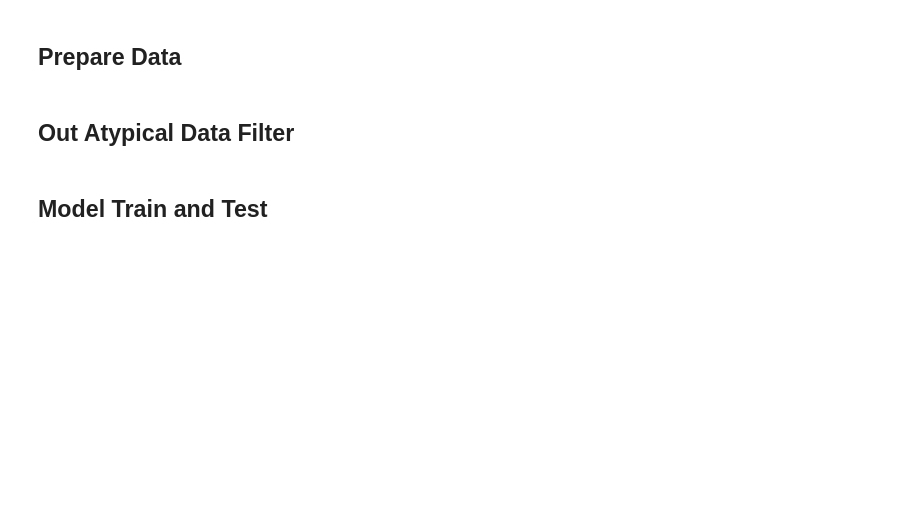
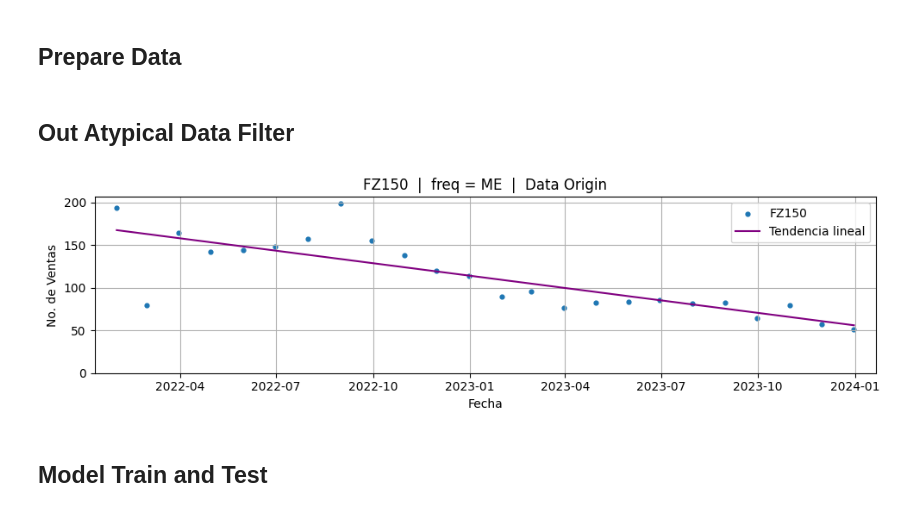
Before and after one commit to jerast/Python, a Jupyter notebook: Project/notebooks/reg_lineal.ipynb, the cells around one changed output. Drawn from its saved outputs; the diff is of its cells as text; code cells hidden in the pictures; blank space fills up the shorter version.

```diff
--- a/Project/notebooks/reg_lineal.ipynb
+++ b/Project/notebooks/reg_lineal.ipynb
@@ -42,7 +47,7 @@ def plotter(xy, title, y_limit, grid):
 
    ax = axes
    ax.scatter(time, dataframe[selected_item], s=12, label=selected_item)
-   ax.plot(time, poly1d_fn(dataframe['fecha_ordinal']), color='red', label='Tendencia lineal')
+   ax.plot(time, poly1d_fn(dataframe['fecha_ordinal']), color='purple', label='Tendencia lineal')
    ax.tick_params(axis='x', labelrotation=0)
    ax.margins(x=0.03, y=0.04)
    ax.set(
@@ -119,19 +135,24 @@ def frequency_spliter(data):
    for frequency in time_frequencies:
       data_metadata = {}
 
-      freq_data = data.groupby(pandas.Grouper(key='fecha', freq=frequency, sort=True)).sum().reset_index() if frequency != 'D' else data.copy()
+      frequency_data = data.groupby(pandas.Grouper(key='fecha', freq=frequency, sort=True)).sum().reset_index() if frequency != 'D' else data.copy()
 
-      freq_data.insert(1, 'dia', (freq_data['fecha'].dt.to_period('D') + 1 - freq_data['fecha'].dt.to_period('D').min()).apply(lambda x: x.n))
-      freq_data.insert(1, 'mes', (freq_data['fecha'].dt.to_period('M') + 1 - freq_data['fecha'].dt.to_period('M').min()).apply(lambda x: x.n))
-      freq_data.insert(1, 'año', (freq_data['fecha'].dt.to_period('Y') + 1 - freq_data['fecha'].dt.to_period('Y').min()).apply(lambda x: x.n))
+      # Ennumerate data
+      date_reference = frequency_data['fecha'].min()
+      frequency_data['dia'] = (frequency_data['fecha'] - date_reference).dt.days + 1
+      # freq_data['dia'] = freq_data['fecha'] = range(1, len(freq_data) + 1)
 
-      data_min = freq_data[selected_item].min()
-      data_max = freq_data[selected_item].max()
+      # freq_data.insert(1, 'dia', (freq_data['fecha'].dt.to_period('D') + 1 - freq_data['fecha'].dt.to_period('D').min()).apply(lambda x: x.n))
+      # freq_data.insert(1, 'mes', (freq_data['fecha'].dt.to_period('M') + 1 - freq_data['fecha'].dt.to_period('M').min()).apply(lambda x: x.n))
+      # freq_data.insert(1, 'año', (freq_data['fecha'].dt.to_period('Y') + 1 - freq_data['fecha'].dt.to_period('Y').min()).apply(lambda x: x.n))
+
+      data_min = frequency_data[selected_item].min()
+      data_max = frequency_data[selected_item].max()
       range_diff = (data_max - data_min) / 20
-      range_min = range_diff if data_min < 0 else data_min - range_diff
+      range_min = -range_diff if data_min <= 0 else 0
 
-      data_metadata['dataset'] = freq_data
-      data_metadata['time'] = numpy.asarray(freq_data['fecha'], dtype='datetime64[s]')
+      data_metadata['dataset'] = frequency_data
+      data_metadata['time'] = numpy.asarray(frequency_data['fecha'], dtype='datetime64[s]')
       data_metadata['range'] = (range_min, data_max + range_diff)
 
       data_splitted[frequency] = Struct(**data_metadata)
@@ -152,8 +173,7 @@ data = frequency_spliter(data=datos)
 # %%
 # Prepare data example to plot
-time_frequency_example = '3D'
+data_example = data[time_frequency_preview]
 show_plot_grids = True
-data_example = data[time_frequency_example]
 # %% [markdown]
 ## **Out Atypical Data Filter**
 # %%
@@ -168,13 +188,15 @@ quant_data = quantiles_filter(data=data_example.dataset, value=selected_item)
 quant_time = numpy.asarray(quant_data['fecha'], dtype='datetime64[s]')
 # %%
 # Example data plot
-if show_plots:
-   plotter(
-      xy=data_example.dataset[['fecha' ,selected_item]],
-      title=[selected_item, f'freq = {time_frequency_example}', 'Data Origin'],
-      y_limit=data_example.range,
-      grid=show_plot_grids,
-   )
+# if show_plots:
+plotter(
+   xy=data_example.dataset[['fecha' ,selected_item]],
+   title=[selected_item, f'freq = {time_frequency_preview}', 'Data Origin'],
+   y_limit=data_example.range,
+   grid=show_plot_grids,
+)
+# %% [output]
+[figure, added]
 # %%
 # Stardart Deviation plot
 if show_plots:
```
Also changed, not shown: parts of 25 cells of this notebook, 1 other file.
